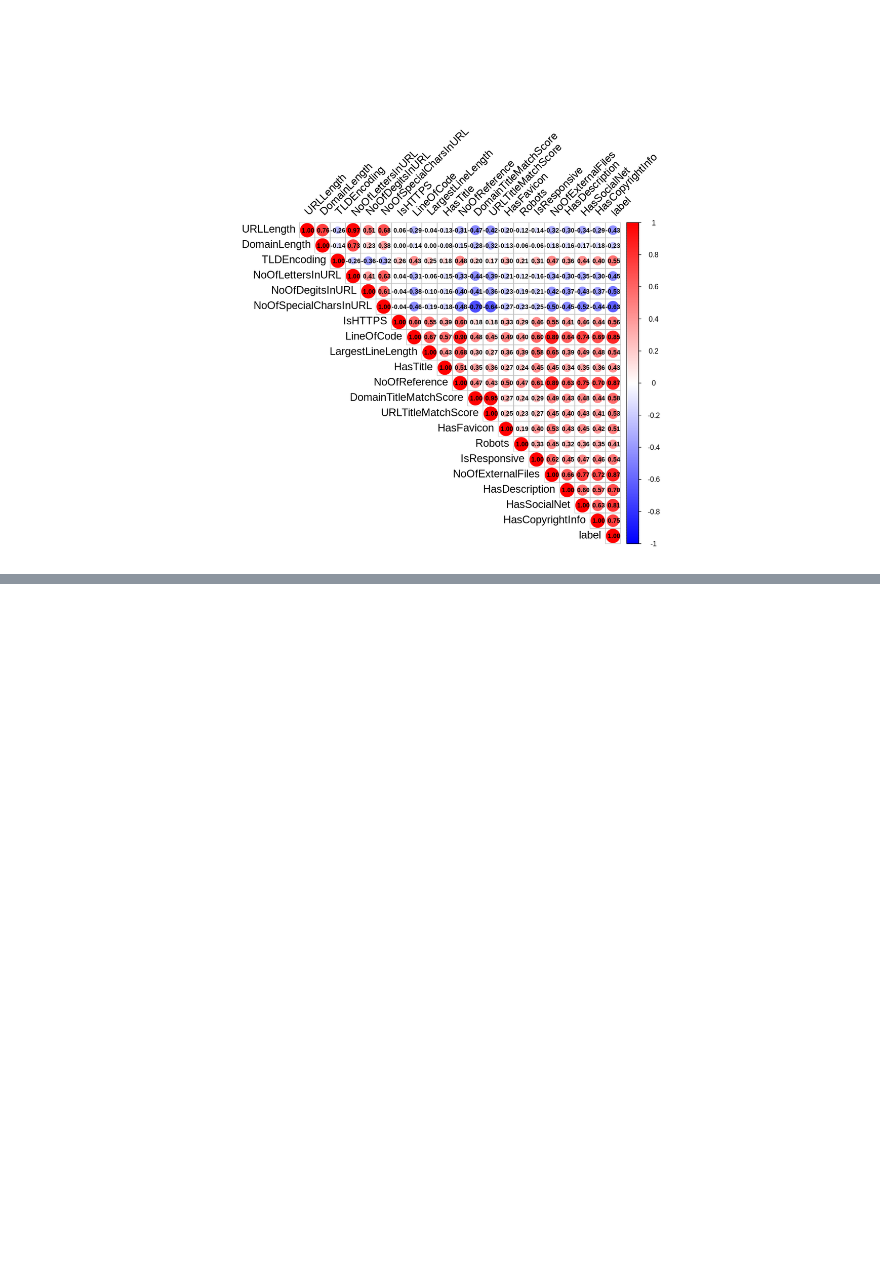
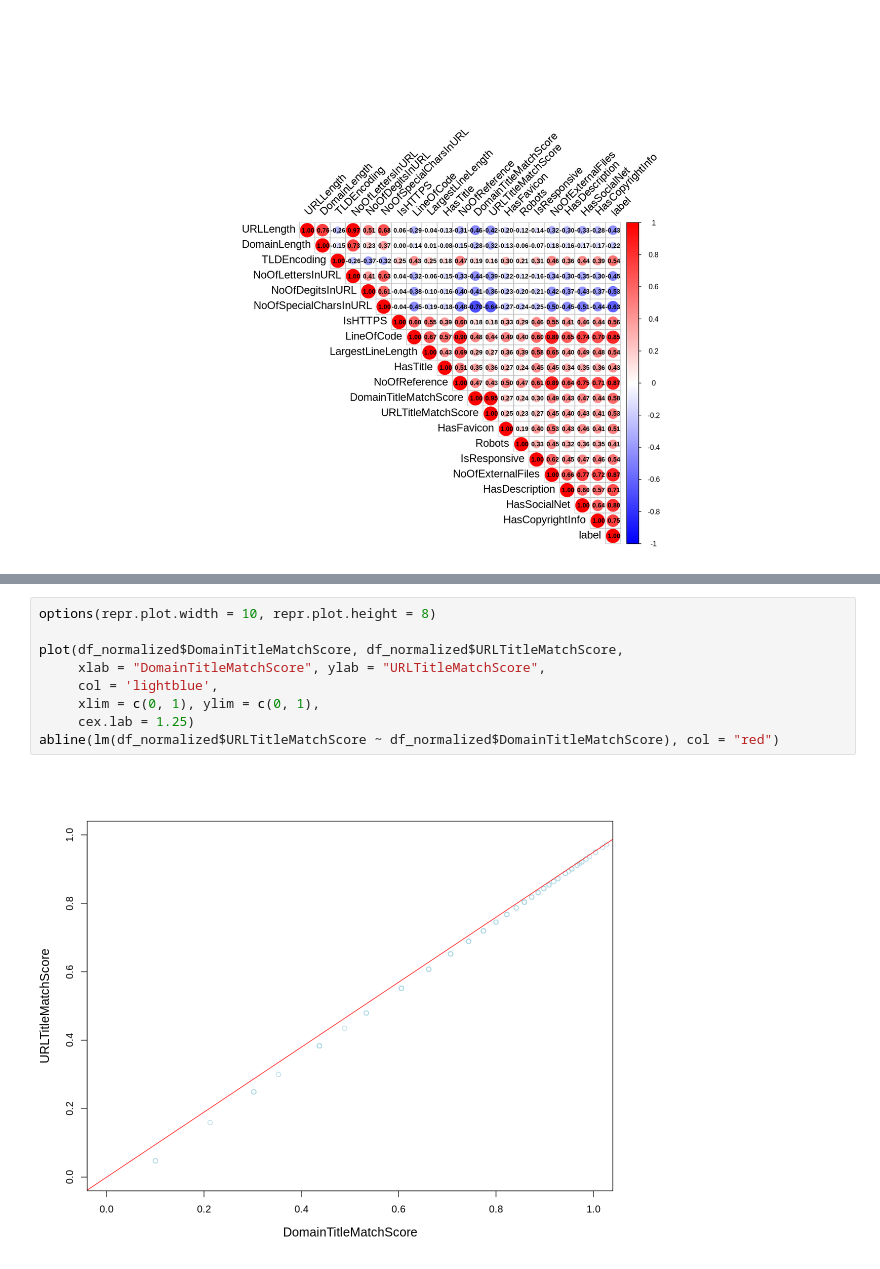
Before and after one commit to raffaele-aurucci/Phishing_URLs_Analysis, a Jupyter notebook: 2.regression.ipynb, the cells around one changed output, grey strips where cells are left out. Drawn from its saved outputs; the diff is of its cells as text; blank space fills up the shorter version.

```diff
--- a/2.regression.ipynb
+++ b/2.regression.ipynb
@@ -92,0 +167,11 @@ corrplot(corr_spearman,
+# %%
+options(repr.plot.width = 10, repr.plot.height = 8)
+
+plot(df_normalized$DomainTitleMatchScore, df_normalized$URLTitleMatchScore,
+     xlab = "DomainTitleMatchScore", ylab = "URLTitleMatchScore",
+     col = 'lightblue',
+     xlim = c(0, 1), ylim = c(0, 1),
+     cex.lab = 1.25)
+abline(lm(df_normalized$URLTitleMatchScore ~ df_normalized$DomainTitleMatchScore), col = "red")
+# %% [output]
+[figure, added]
```
Also changed, not shown: parts of 39 cells of this notebook, 2 other files.
